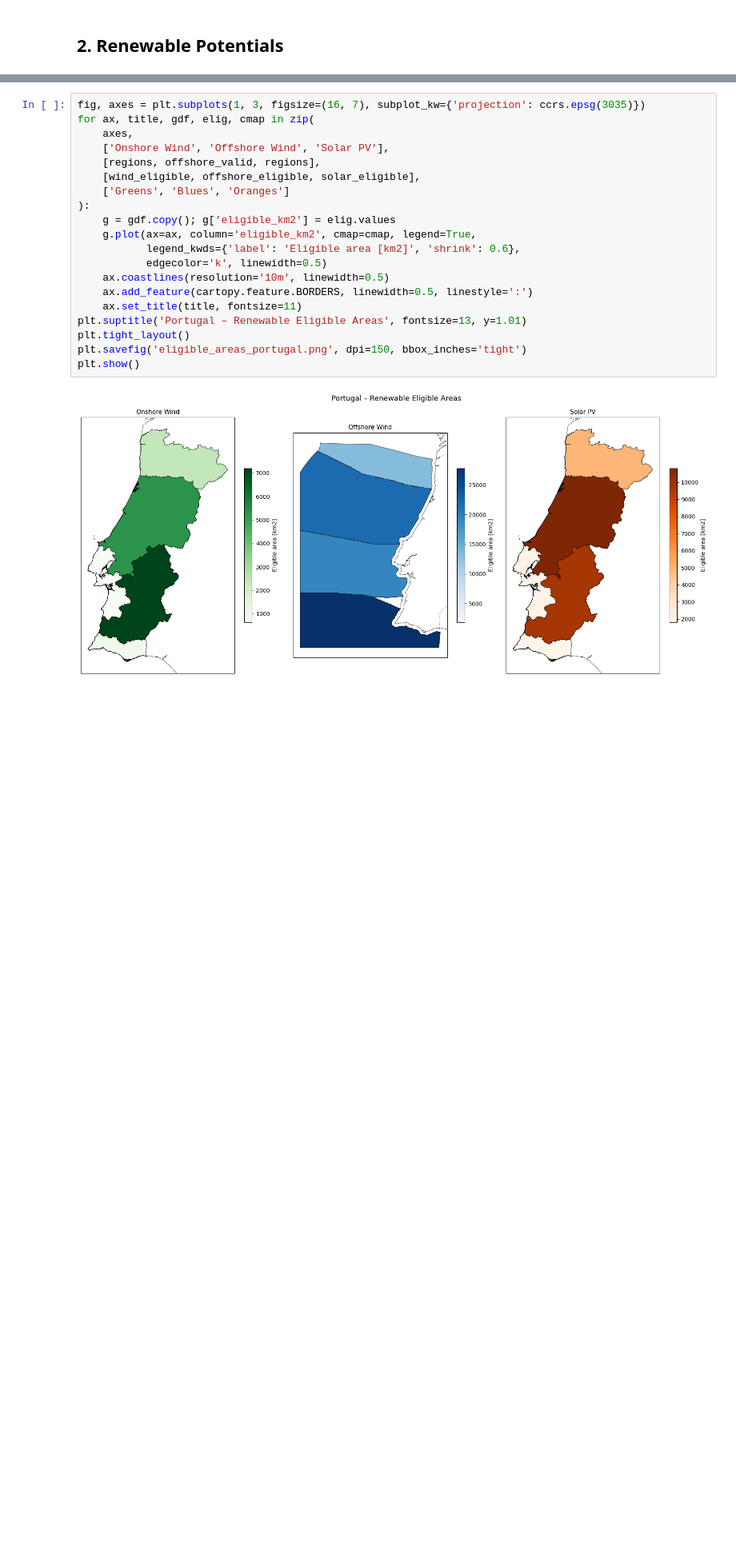
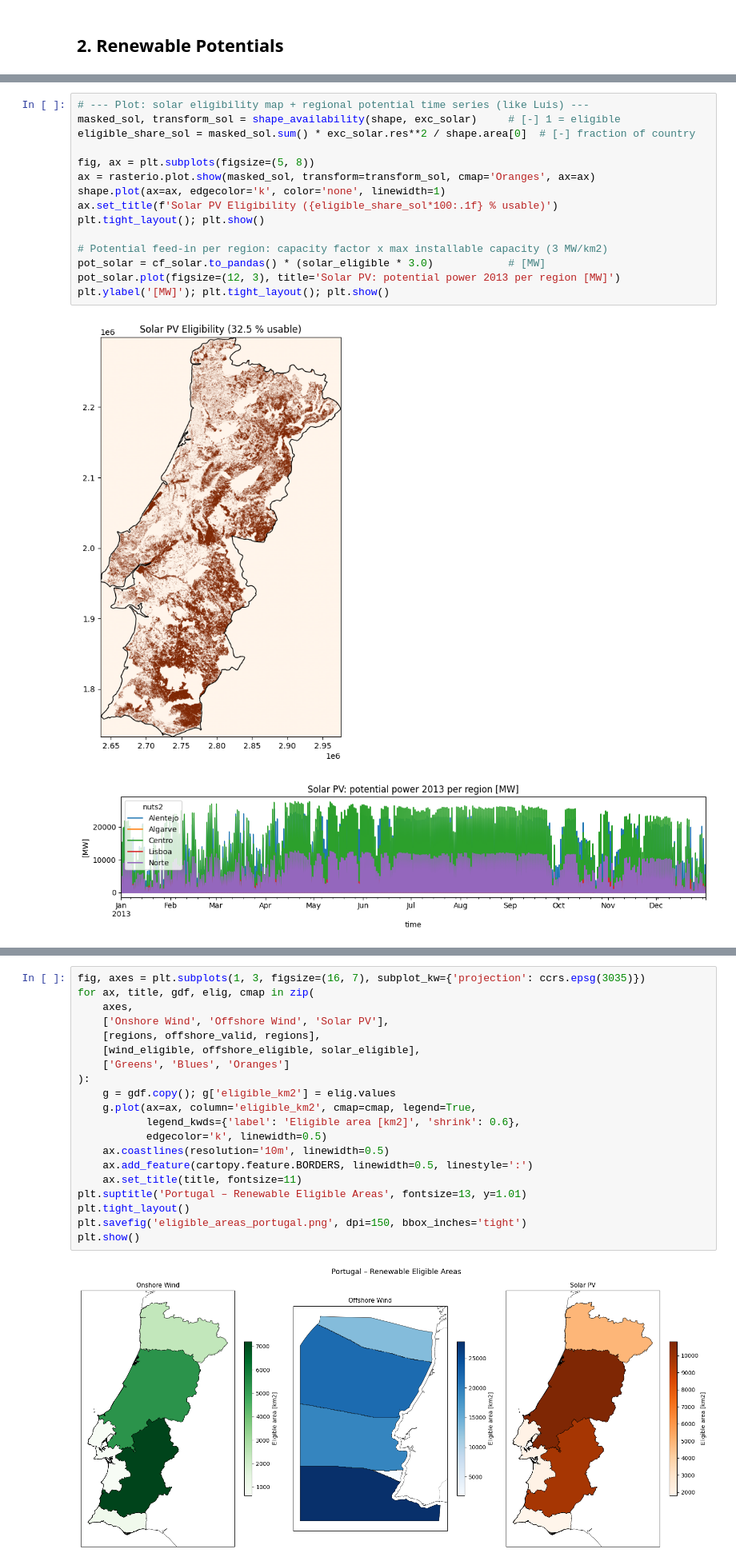
Before and after one commit to luigi2901/DataScienceEnergySystems, a Jupyter notebook: Valen/EAnalysis.ipynb, the cells around one changed output, grey strips where cells are left out. Shown at 80% size. Cells and saved outputs as stored; diff of their text form; blank space fills up the shorter version.

```diff
--- a/Valen/EAnalysis.ipynb
+++ b/Valen/EAnalysis.ipynb
@@ -275,4 +337,22 @@ Centro      10807.0
 Lisboa       2029.0
 Norte        4905.0
 dtype: float64
+# %%
+# --- Plot: solar eligibility map + regional potential time series (like Luis) ---
+masked_sol, transform_sol = shape_availability(shape, exc_solar)     # [-] 1 = eligible
+eligible_share_sol = masked_sol.sum() * exc_solar.res**2 / shape.area[0]  # [-] fraction of country
+
+fig, ax = plt.subplots(figsize=(5, 8))
+ax = rasterio.plot.show(masked_sol, transform=transform_sol, cmap='Oranges', ax=ax)
+shape.plot(ax=ax, edgecolor='k', color='none', linewidth=1)
+ax.set_title(f'Solar PV Eligibility ({eligible_share_sol*100:.1f} % usable)')
+plt.tight_layout(); plt.show()
+
+# Potential feed-in per region: capacity factor x max installable capacity (3 MW/km2)
+pot_solar = cf_solar.to_pandas() * (solar_eligible * 3.0)            # [MW]
+pot_solar.plot(figsize=(12, 3), title='Solar PV: potential power 2013 per region [MW]')
+plt.ylabel('[MW]'); plt.tight_layout(); plt.show()
+# %% [output]
+[figure, added]
+[figure, added]
 # %%
```
Also changed, not shown: parts of 13 cells of this notebook, 2 other files.
